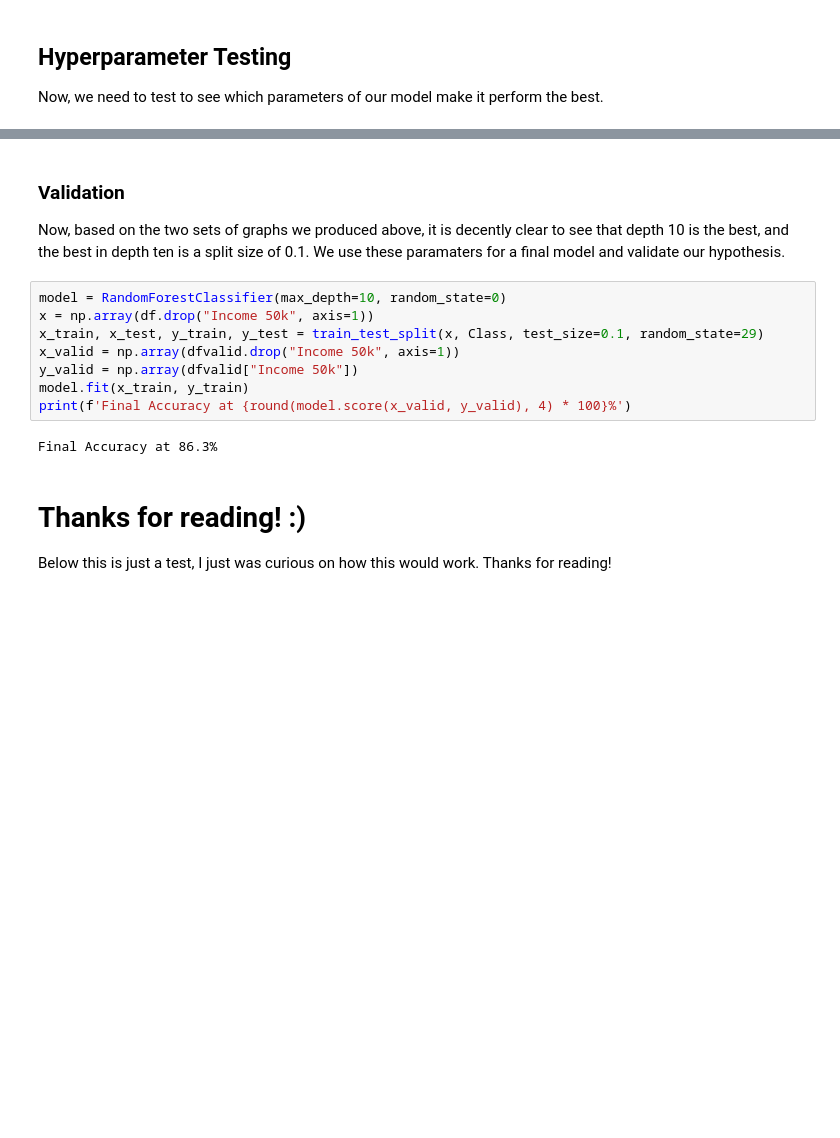
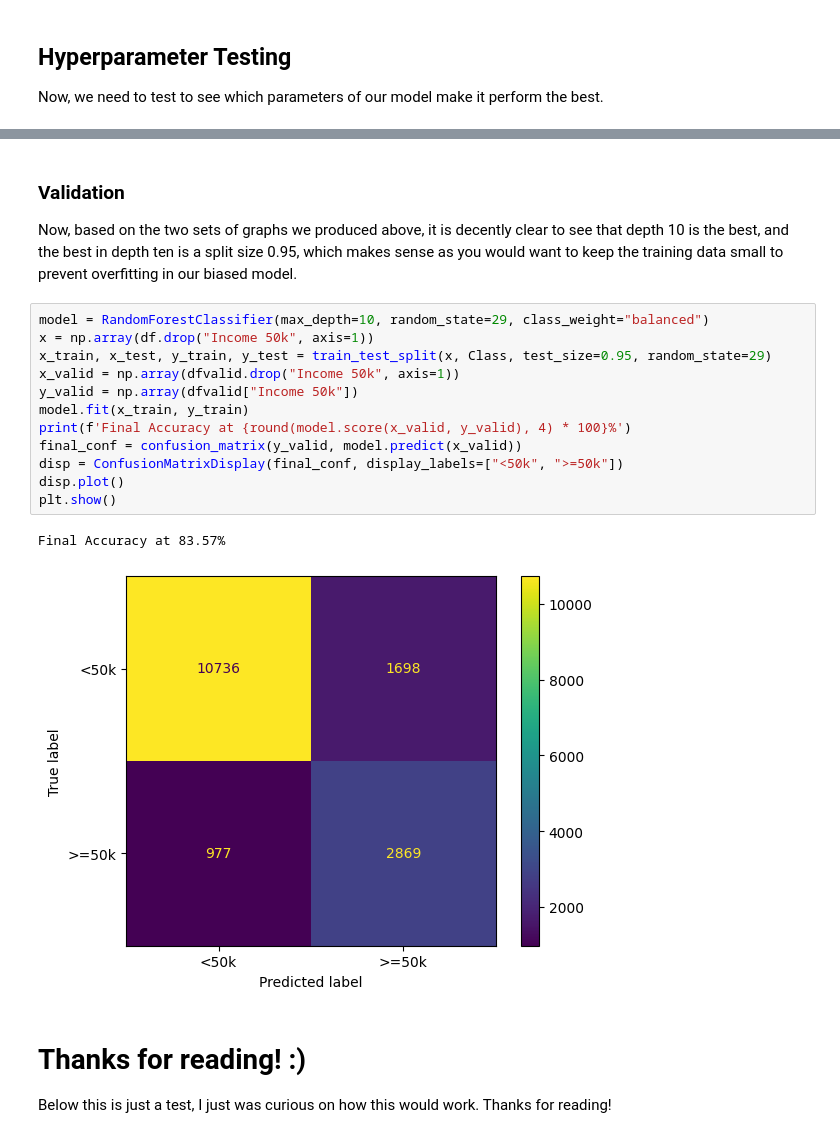
Before and after one commit to Toastisgreat/DS_Portfolio, a Jupyter notebook: Machine Learning Projects/Adult Census UCIML/main.ipynb, the cells around one changed output, grey strips where cells are left out. Saved outputs shown, nothing was run; the diff lists cells and outputs as text; blank space fills up the shorter version.

```diff
--- a/Machine Learning Projects/Adult Census UCIML/main.ipynb
+++ b/Machine Learning Projects/Adult Census UCIML/main.ipynb
@@ -229,16 +210,21 @@ sub.legend("0.75<x<0.825", "0.825<x<0.85", "0.85<x", "Max value")
 # %% [markdown]
 ### Validation
-Now, based on the two sets of graphs we produced above, it is decently clear to see that depth 10 is the best, and the best in depth ten is a split size of 0.1. We use these paramaters for a final model and validate our hypothesis.
+Now, based on the two sets of graphs we produced above, it is decently clear to see that depth 10 is the best, and the best in depth ten is a split size 0.95, which makes sense as you would want to keep the training data small to prevent overfitting in our biased model.
 # %%
-model = RandomForestClassifier(max_depth=10, random_state=0)
+model = RandomForestClassifier(max_depth=10, random_state=29, class_weight="balanced")
 x = np.array(df.drop("Income 50k", axis=1))
-x_train, x_test, y_train, y_test = train_test_split(x, Class, test_size=0.1, random_state=29)
+x_train, x_test, y_train, y_test = train_test_split(x, Class, test_size=0.95, random_state=29)
 x_valid = np.array(dfvalid.drop("Income 50k", axis=1))
 y_valid = np.array(dfvalid["Income 50k"])
 model.fit(x_train, y_train)
 print(f'Final Accuracy at {round(model.score(x_valid, y_valid), 4) * 100}%')
+final_conf = confusion_matrix(y_valid, model.predict(x_valid))
+disp = ConfusionMatrixDisplay(final_conf, display_labels=["<50k", ">=50k"])
+disp.plot()
+plt.show()
 # %% [output]
-Final Accuracy at 86.3%
+Final Accuracy at 83.57%
+[figure, added]
 # %% [markdown]
 # Thanks for reading! :)
 Below this is just a test, I just was curious on how this would work. Thanks for reading!
```
Also changed, not shown: parts of 10 cells of this notebook, 6 other files.
